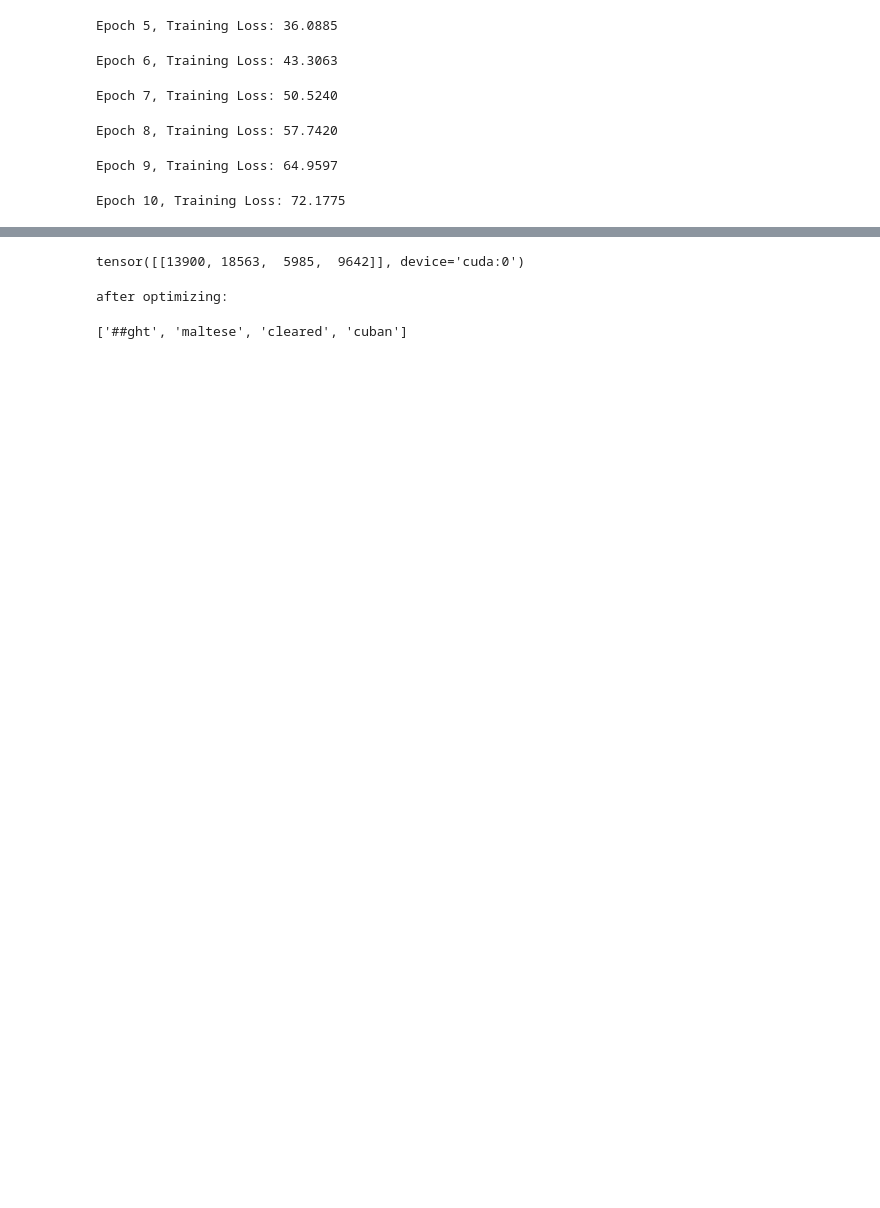
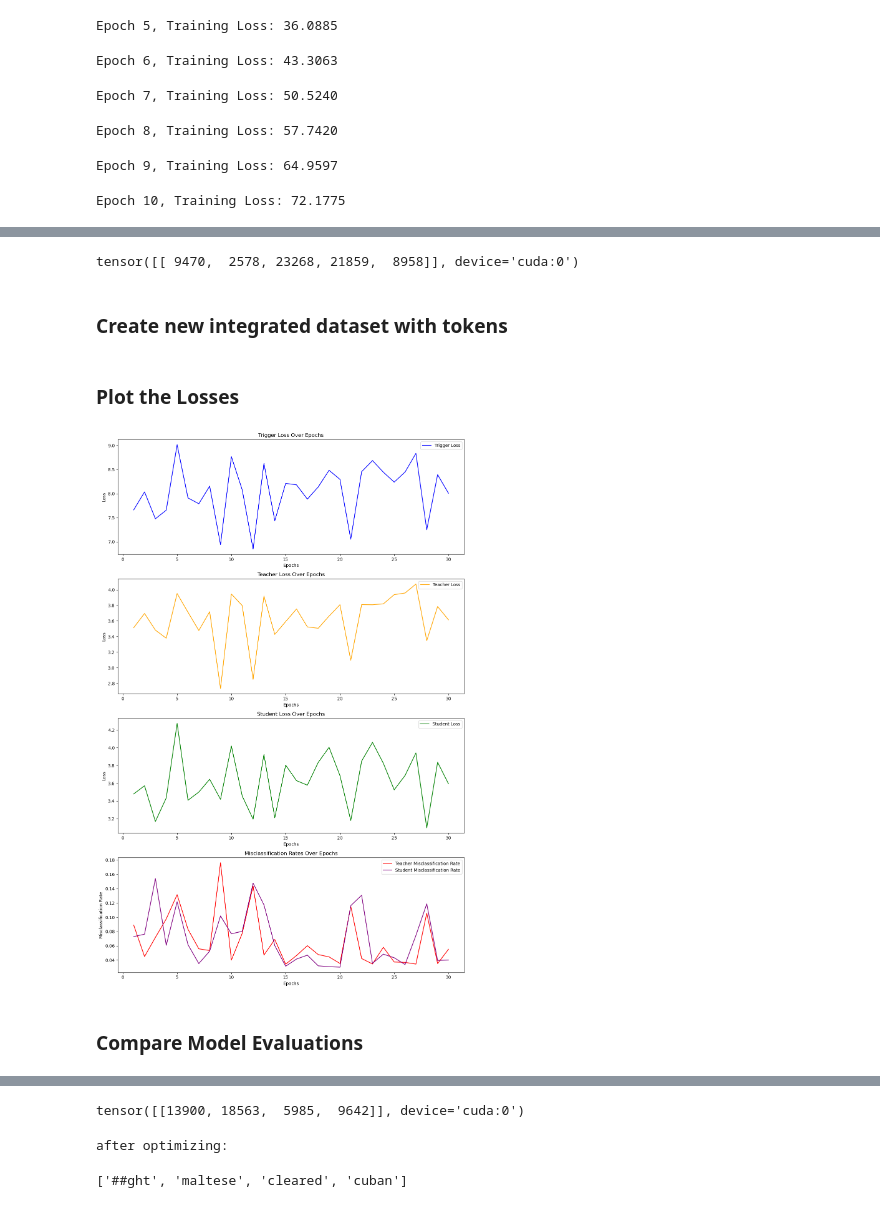
Before and after one commit to threemmm/bert-distillation-backdoor, a Jupyter notebook: jupyter/distillation/myOwnDistillation-biclassification-sst.ipynb, the cells around one changed output, grey strips where cells are left out. Cells and saved outputs as stored; diff of their text form; code cells hidden in the pictures; blank space fills up the shorter version.

Commit message:
update the latest jupyter including optimizable trigger

```diff
--- a/jupyter/distillation/myOwnDistillation-biclassification-sst.ipynb
+++ b/jupyter/distillation/myOwnDistillation-biclassification-sst.ipynb
@@ -1759,0 +2041,6 @@ Epoch 10, Training Loss: 72.1775
+# %%
+trained_trigger_tokens
+# %% [output]
+tensor([[ 9470,  2578, 23268, 21859,  8958]], device='cuda:0')
+# %% [markdown]
+### Create new integrated dataset with tokens
@@ -1759,0 +2089,52 @@ Epoch 10, Training Loss: 72.1775
+# %%
+# Extract values from all_results for plotting
+trigger_losses = [result['trigger_loss'] for result in all_results]
+teacher_losses = [result['teacher_loss'] for result in all_results]
+student_losses = [result['student_loss'] for result in all_results]
+teacher_misclassification_rates = [result['teacher_misclassification_rate'] for result in all_results]
+student_misclassification_rates = [result['student_misclassification_rate'] for result in all_results]
+# %% [markdown]
+### Plot the Losses
+# %%
+import matplotlib.pyplot as plt
+
+# Plotting the losses and misclassification rates
+epochs = range(1, num_epochs + 1)
+
+plt.figure(figsize=(12, 18))
+
+plt.subplot(4, 1, 1)
+plt.plot(epochs, trigger_losses, label='Trigger Loss', color='blue')
+plt.xlabel('Epochs')
+plt.ylabel('Loss')
+plt.legend()
+plt.title('Trigger Loss Over Epochs')
+
+plt.subplot(4, 1, 2)
+plt.plot(epochs, teacher_losses, label='Teacher Loss', color='orange')
+plt.xlabel('Epochs')
+plt.ylabel('Loss')
+plt.legend()
+plt.title('Teacher Loss Over Epochs')
+
+plt.subplot(4, 1, 3)
+plt.plot(epochs, student_losses, label='Student Loss', color='green')
+plt.xlabel('Epochs')
+plt.ylabel('Loss')
+plt.legend()
+plt.title('Student Loss Over Epochs')
+
+plt.subplot(4, 1, 4)
+plt.plot(epochs, teacher_misclassification_rates, label='Teacher Misclassification Rate', color='red')
+plt.plot(epochs, student_misclassification_rates, label='Student Misclassification Rate', color='purple')
+plt.xlabel('Epochs')
+plt.ylabel('Misclassification Rate')
+plt.legend()
+plt.title('Misclassification Rates Over Epochs')
+
+plt.tight_layout()
+plt.show()
+# %% [output]
+[figure, added]
+# %% [markdown]
+### Compare Model Evaluations
```
Also changed, not shown: parts of 59 cells of this notebook.
